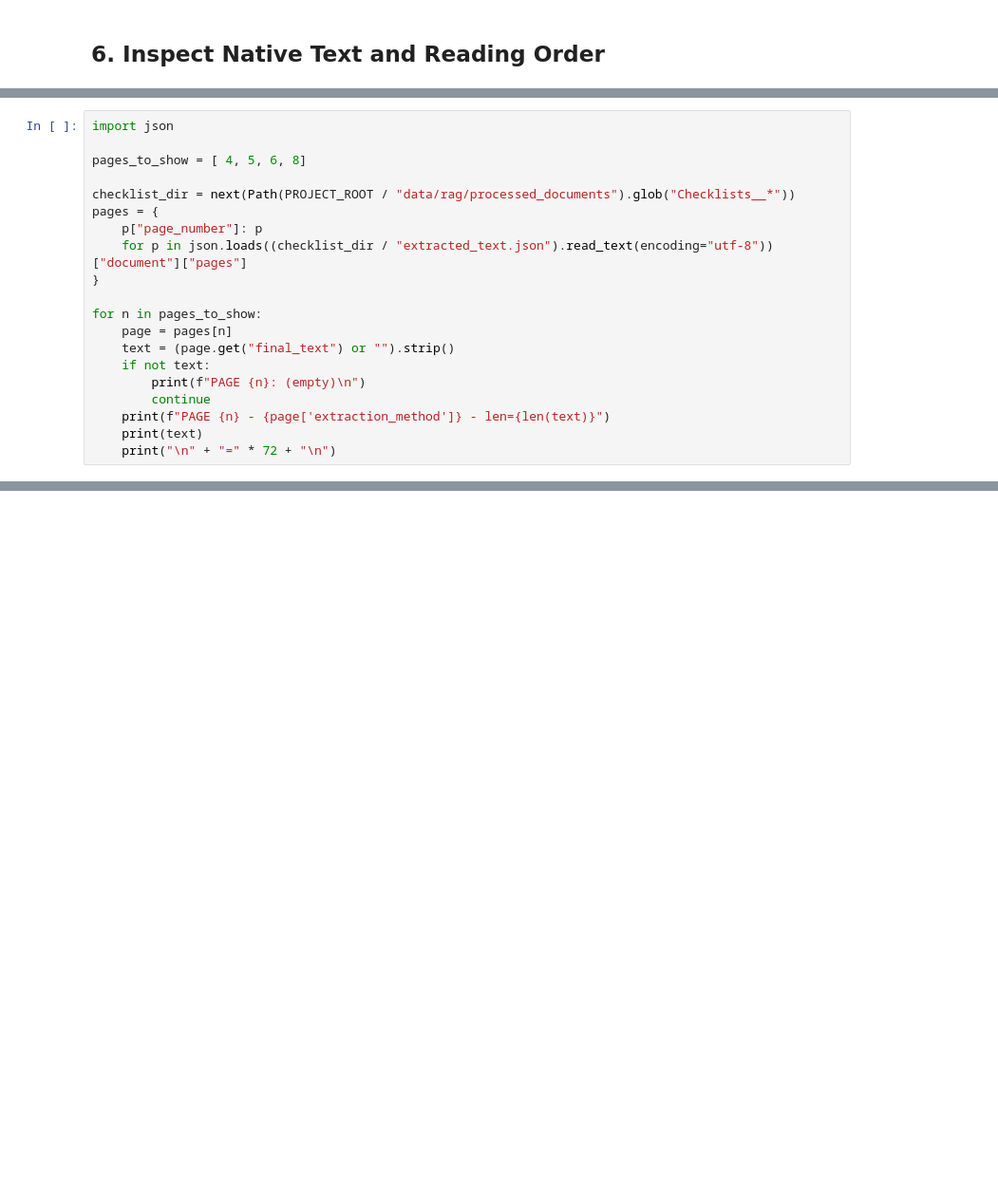
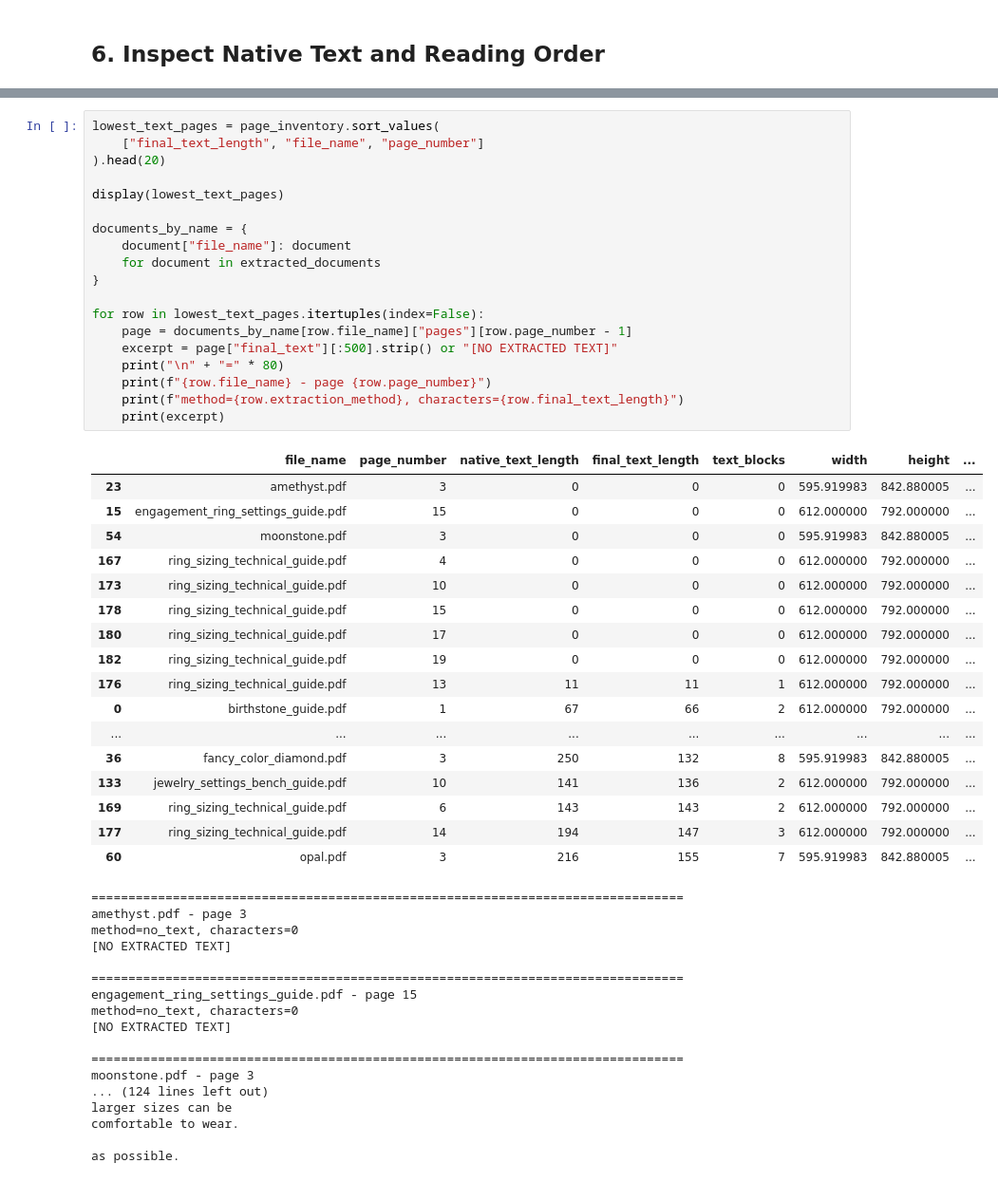
Before and after one commit to diakhalil/Jewelry, a Jupyter notebook: ai-service/src/rag/doc_notebooks/1_document_extraction_experiments.ipynb, the cells around one changed output, grey strips where cells are left out. Shown at 95% size. Cells and saved outputs as stored; diff of their text form; blank space fills up the shorter version.

Commit message:
rag extract

```diff
--- a/ai-service/src/rag/doc_notebooks/1_document_extraction_experiments.ipynb
+++ b/ai-service/src/rag/doc_notebooks/1_document_extraction_experiments.ipynb
@@ -372,20 +308,0 @@ TEXT LINES
-# %%
-import json
-
-pages_to_show = [ 4, 5, 6, 8]
-
-checklist_dir = next(Path(PROJECT_ROOT / "data/rag/processed_documents").glob("Checklists__*"))
-pages = {
-    p["page_number"]: p
-    for p in json.loads((checklist_dir / "extracted_text.json").read_text(encoding="utf-8"))["document"]["pages"]
-}
-
-for n in pages_to_show:
-    page = pages[n]
-    text = (page.get("final_text") or "").strip()
-    if not text:
-        print(f"PAGE {n}: (empty)\n")
-        continue
-    print(f"PAGE {n} - {page['extraction_method']} - len={len(text)}")
-    print(text)
-    print("\n" + "=" * 72 + "\n")
@@ -479,0 +313,54 @@ PSM 12
+# %%
+lowest_text_pages = page_inventory.sort_values(
+    ["final_text_length", "file_name", "page_number"]
+).head(20)
+
+display(lowest_text_pages)
+
+documents_by_name = {
+    document["file_name"]: document
+    for document in extracted_documents
+}
+
+for row in lowest_text_pages.itertuples(index=False):
+    page = documents_by_name[row.file_name]["pages"][row.page_number - 1]
+    excerpt = page["final_text"][:500].strip() or "[NO EXTRACTED TEXT]"
+    print("\n" + "=" * 80)
+    print(f"{row.file_name} - page {row.page_number}")
+    print(f"method={row.extraction_method}, characters={row.final_text_length}")
+    print(excerpt)
+# %% [output]
+|  | file_name | page_number | native_text_length | final_text_length | text_blocks | width | height | ... |
+| 23 | amethyst.pdf | 3 | 0 | 0 | 0 | 595.919983 | 842.880005 | ... |
+| 15 | engagement_ring_settings_guide.pdf | 15 | 0 | 0 | 0 | 612.000000 | 792.000000 | ... |
+| 54 | moonstone.pdf | 3 | 0 | 0 | 0 | 595.919983 | 842.880005 | ... |
+| 167 | ring_sizing_technical_guide.pdf | 4 | 0 | 0 | 0 | 612.000000 | 792.000000 | ... |
+| 173 | ring_sizing_technical_guide.pdf | 10 | 0 | 0 | 0 | 612.000000 | 792.000000 | ... |
+| 178 | ring_sizing_technical_guide.pdf | 15 | 0 | 0 | 0 | 612.000000 | 792.000000 | ... |
+| 180 | ring_sizing_technical_guide.pdf | 17 | 0 | 0 | 0 | 612.000000 | 792.000000 | ... |
+| 182 | ring_sizing_technical_guide.pdf | 19 | 0 | 0 | 0 | 612.000000 | 792.000000 | ... |
+| 176 | ring_sizing_technical_guide.pdf | 13 | 11 | 11 | 1 | 612.000000 | 792.000000 | ... |
+| 0 | birthstone_guide.pdf | 1 | 67 | 66 | 2 | 612.000000 | 792.000000 | ... |
+| ... | ... | ... | ... | ... | ... | ... | ... | ... |
+| 36 | fancy_color_diamond.pdf | 3 | 250 | 132 | 8 | 595.919983 | 842.880005 | ... |
+| 133 | jewelry_settings_bench_guide.pdf | 10 | 141 | 136 | 2 | 612.000000 | 792.000000 | ... |
+| 169 | ring_sizing_technical_guide.pdf | 6 | 143 | 143 | 2 | 612.000000 | 792.000000 | ... |
+| 177 | ring_sizing_technical_guide.pdf | 14 | 194 | 147 | 3 | 612.000000 | 792.000000 | ... |
+| 60 | opal.pdf | 3 | 216 | 155 | 7 | 595.919983 | 842.880005 | ... |
+================================================================================
+amethyst.pdf - page 3
+method=no_text, characters=0
+[NO EXTRACTED TEXT]
+
+================================================================================
+engagement_ring_settings_guide.pdf - page 15
+method=no_text, characters=0
+[NO EXTRACTED TEXT]
+
+================================================================================
+moonstone.pdf - page 3
+... (124 lines left out)
+larger sizes can be
+comfortable to wear.
+
+as possible.
```
Also changed, not shown: parts of 24 cells of this notebook, 18 other files.
